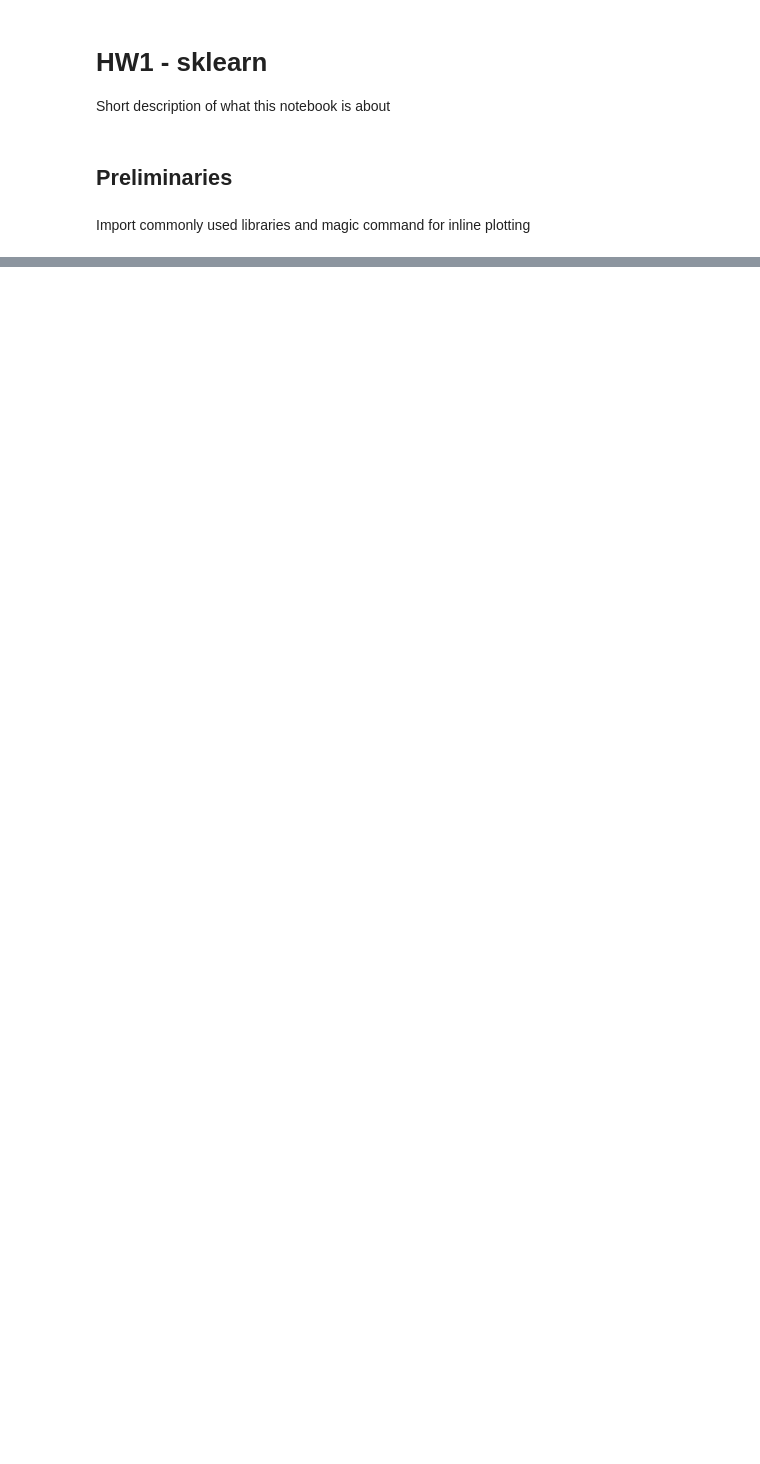
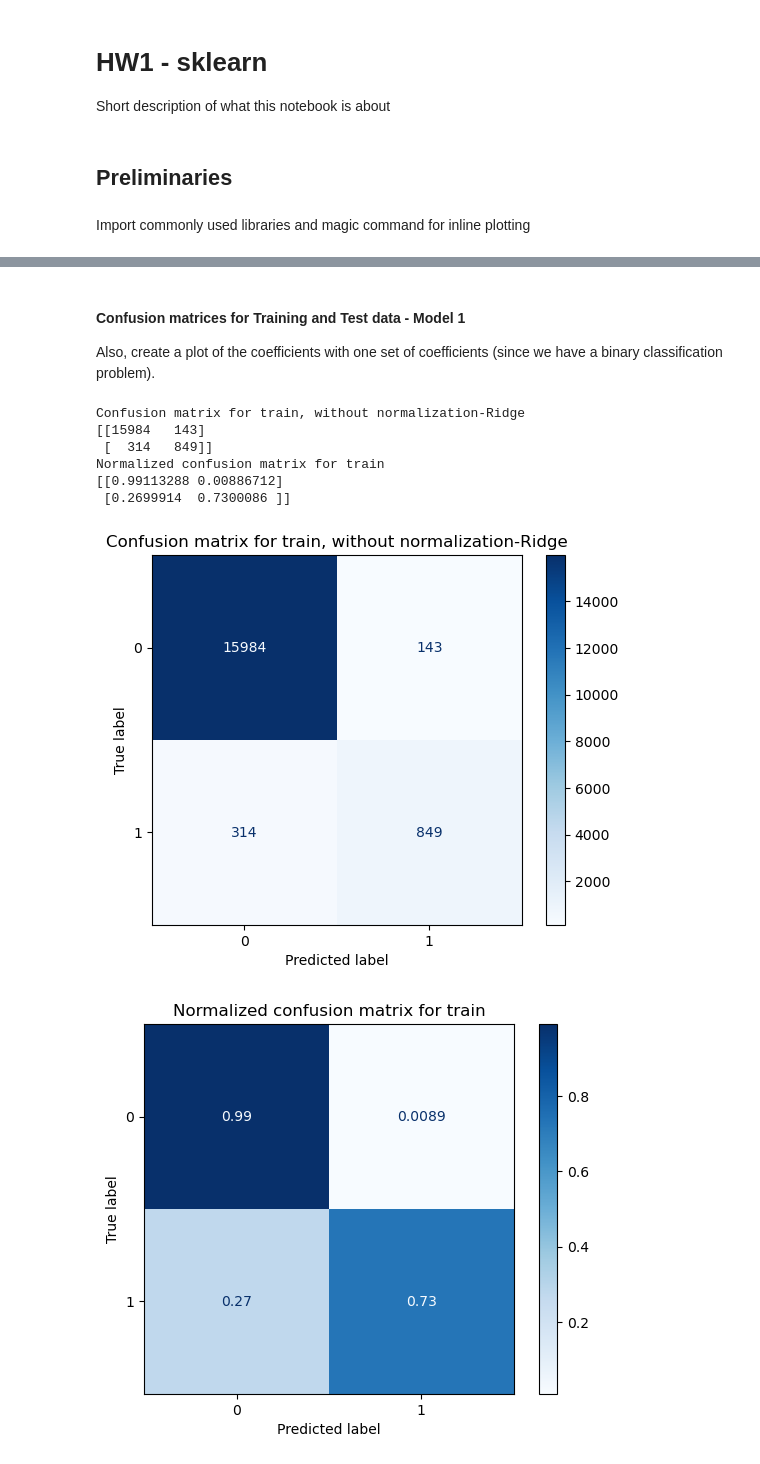
Before and after one commit to JulesU/hw1_sklearn, a Jupyter notebook: hw1_sklearn_jurbano.ipynb, the cells around one changed output, grey strips where cells are left out. Cells and saved outputs as stored; diff of their text form; code cells hidden in the pictures; blank space fills up the shorter version.

```diff
--- a/hw1_sklearn_jurbano.ipynb
+++ b/hw1_sklearn_jurbano.ipynb
@@ -24,0 +187,3 @@ This is where work gets done.
+# %%
+categorical_cols = X_train.select_dtypes(include=['category']).columns.tolist()
+categorical_cols
@@ -24,0 +202,4 @@ This is where work gets done.
+# %%
+# Next, the remaining variables are numeric as identified above
+numeric_cols = X_train.select_dtypes(include=['number']).columns.tolist()
+numeric_cols
@@ -24,0 +329,20 @@ This is where work gets done.
+# %%
+# Model 1: Ridge regression with C=1.0
+# penalty='l2' --> ridge
+# C = 1 --> balanced weights on residuals and regularization penalty
+# solver='saga' --> required but this means ??
+
+# 1. Create model
+# Classifier model
+clf_model_1 = LogisticRegression(penalty='l2', C=1, solver='saga', max_iter=2000)
+
+# Append classifier to preprocessing pipeline.
+clf_m1 = Pipeline(steps=[('preprocessor', preprocessor),
+                      ('classifier', clf_model_1)])
+
+# 2. Fit model on training data
+clf_m1.fit(X_train, y_train)
+
+#  3. Print the results for training and test data
+print(f"Training score: {clf_m1.score(X_train, y_train):.3f}")
+print(f"Test score: {clf_m1.score(X_test, y_test):.3f}")
@@ -24,0 +354,31 @@ This is where work gets done.
+# %% [markdown]
+#### Confusion matrices for Training and Test data - Model 1
+
+Also, create a plot of the coefficients with one set of coefficients (since we have a binary classification problem).
+# %%
+# Confusion Matrix for Training
+titles_options = [("Confusion matrix for train, without normalization-Ridge", None),
+                  ("Normalized confusion matrix for train", 'true')]
+
+class_names = clf_m1['classifier'].classes_
+
+for title, normalize in titles_options:
+    disp = ConfusionMatrixDisplay.from_estimator(clf_m1, X_train, y_train,
+                                 display_labels=class_names,
+                                 cmap=plt.cm.Blues,
+                                 normalize=normalize)
+    disp.ax_.set_title(title)
+
+    print(title)
+    print(disp.confusion_matrix)
+
+plt.show()
+# %% [output]
+Confusion matrix for train, without normalization-Ridge
+[[15984   143]
+ [  314   849]]
+Normalized confusion matrix for train
+[[0.99113288 0.00886712]
+ [0.2699914  0.7300086 ]]
+[figure, added]
+[figure, added]
```
Also changed, not shown: parts of 90 cells of this notebook, 1 other file.
